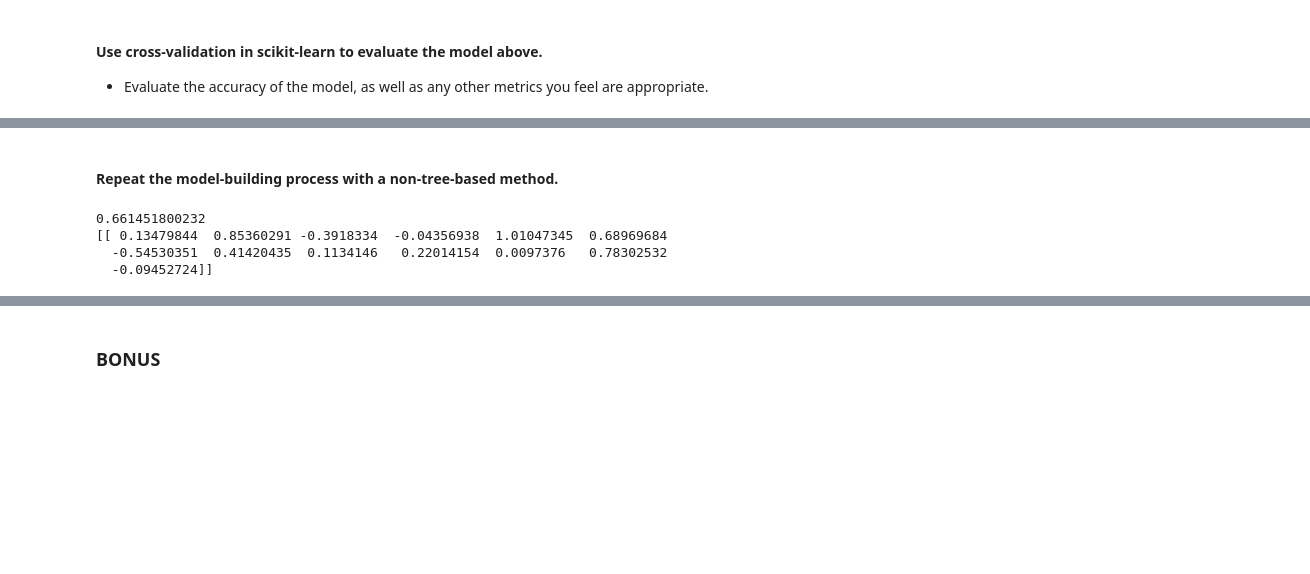
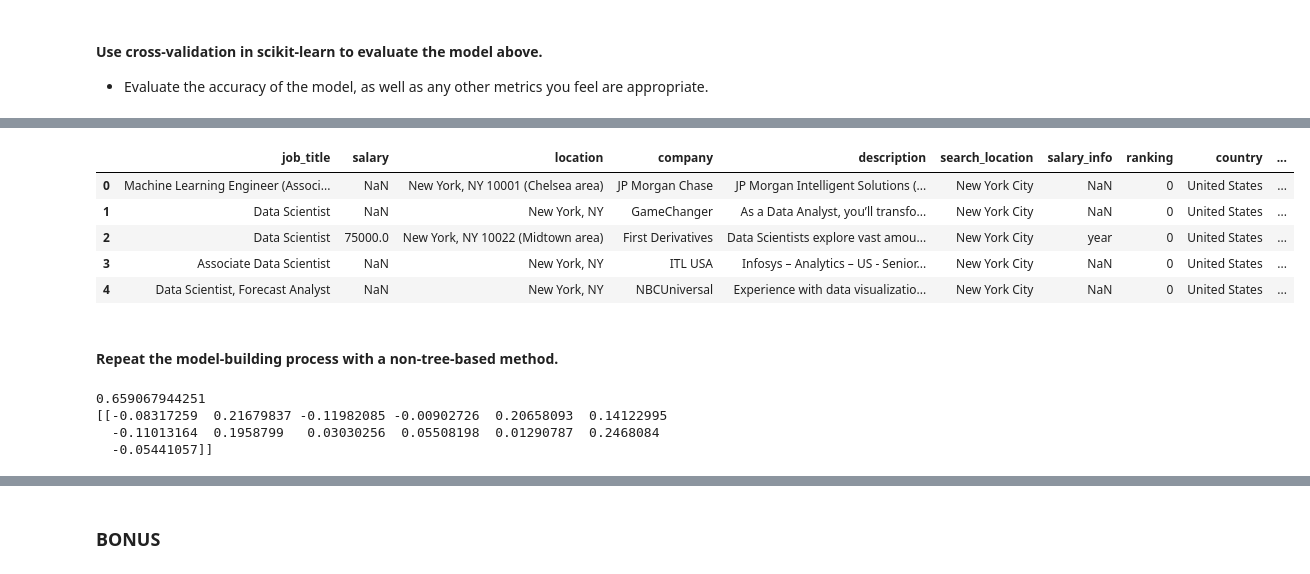
Before and after one commit to rtjeannier/Project_3, a Jupyter notebook: starter-code/project-3-starter-code-from-csv.ipynb, the cells around one changed output, grey strips where cells are left out. Drawn from its saved outputs; the diff is of its cells as text; code cells hidden in the pictures; blank space fills up the shorter version.

```diff
--- a/starter-code/project-3-starter-code-from-csv.ipynb
+++ b/starter-code/project-3-starter-code-from-csv.ipynb
@@ -297,8 +306,21 @@ array([ 0.78571429,  0.53658537,  0.6       ,  0.725     ,  0.7       ])
+# %%
+df= df.merge(df_cost_living, on='search_location', how='left')
+df = df[df.salary > 20000]
+# %%
+df.head()
+# %% [output]
+|  | job_title | salary | location | company | description | search_location | salary_info | ranking | country | ... |
+| 0 | Machine Learning Engineer (Associ... | NaN | New York, NY 10001 (Chelsea area) | JP Morgan Chase | JP Morgan Intelligent Solutions (... | New York City | NaN | 0 | United States | ... |
+| 1 | Data Scientist | NaN | New York, NY | GameChanger | As a Data Analyst, you’ll transfo... | New York City | NaN | 0 | United States | ... |
+| 2 | Data Scientist | 75000.0 | New York, NY 10022 (Midtown area) | First Derivatives | Data Scientists explore vast amou... | New York City | year | 0 | United States | ... |
+| 3 | Associate Data Scientist | NaN | New York, NY | ITL USA | Infosys – Analytics – US - Senior... | New York City | NaN | 0 | United States | ... |
+| 4 | Data Scientist, Forecast Analyst | NaN | New York, NY | NBCUniversal | Experience with data visualizatio... | New York City | NaN | 0 | United States | ... |
 # %% [markdown]
 #### Repeat the model-building process with a non-tree-based method.
 # %%
 from sklearn.linear_model import LogisticRegressionCV
 from sklearn.neural_network import MLPClassifier
+
 
 X = pd.get_dummies(data=data['location'])
 # I only want to dummy my best cities
@@ -306,15 +328,14 @@ X = X[X.sum().nlargest(10).index]
 X['cost_index'] = data['cost_index']
 X['is_senior'] = ['senior' in j.lower() for j in data.job_title]
 X['is_manager'] = ['manager' in j.lower() for j in data.job_title]
-X_train, X_test, y_train, y_test = train_test_split(X, y, test_size=0.33)
+X_train, X_test, y_train, y_test = train_test_split(X, y, test_size=0.33, stratify=)
 
 rfc = LogisticRegressionCV()
 rfc.fit(X_train, y_train)
 print(np.mean(cross_val_score(rfc, X_train, y_train,cv=10)))
 print(rfc.coef_)
-print(rfc.)
 # %% [output]
-0.661451800232
-[[ 0.13479844  0.85360291 -0.3918334  -0.04356938  1.01047345  0.68969684
-  -0.54530351  0.41420435  0.1134146   0.22014154  0.0097376   0.78302532
-  -0.09452724]]
+0.659067944251
+[[-0.08317259  0.21679837 -0.11982085 -0.00902726  0.20658093  0.14122995
+  -0.11013164  0.1958799   0.03030256  0.05508198  0.01290787  0.2468084
+  -0.05441057]]
```
Also changed, not shown: parts of 15 cells of this notebook, 2 other files.
